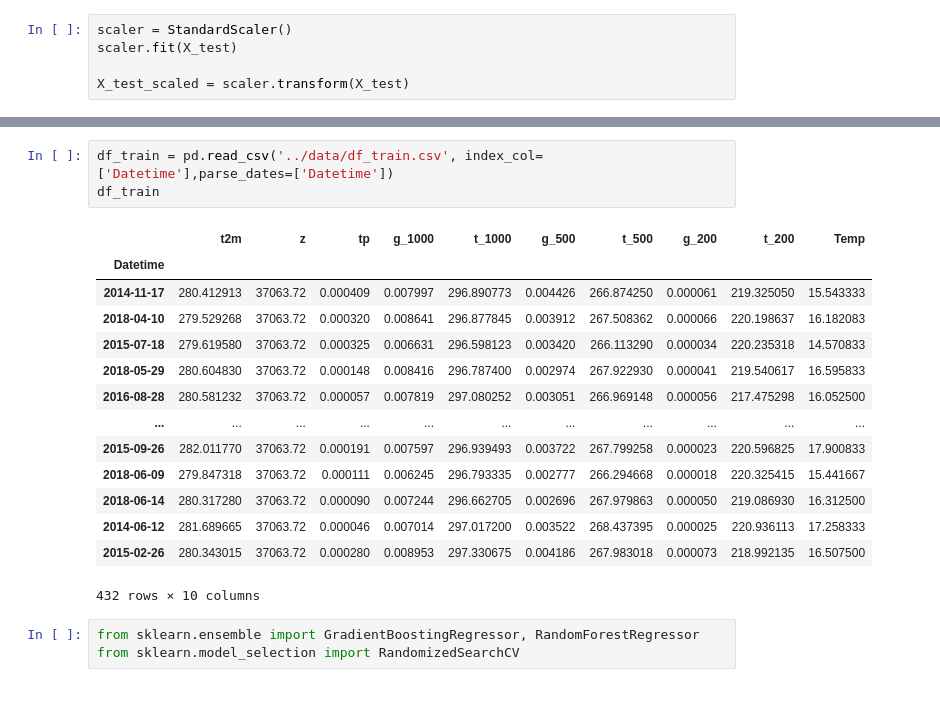
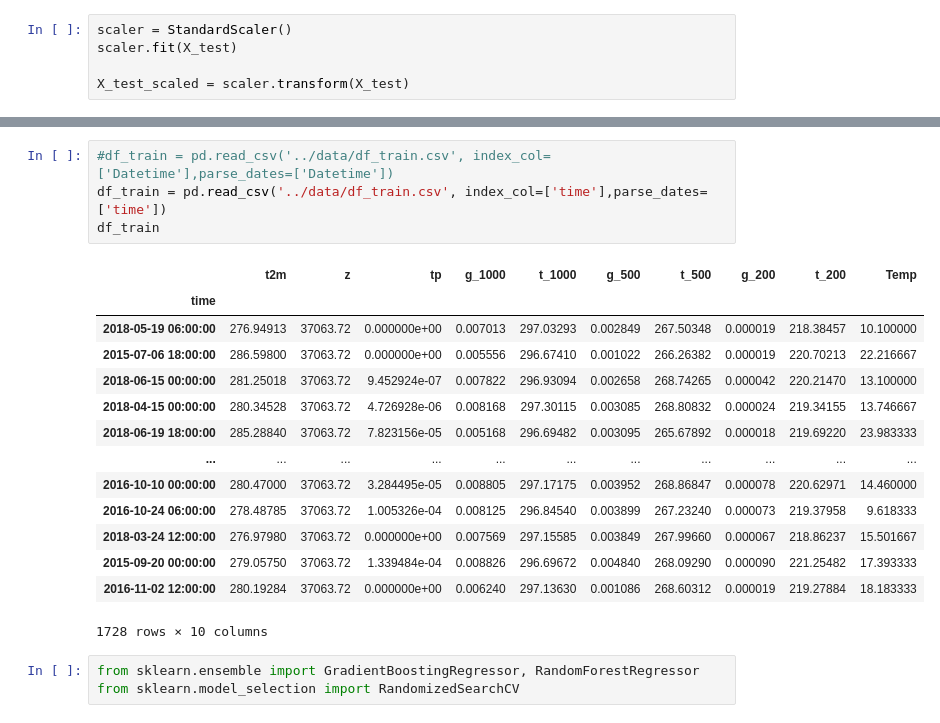
Before and after one commit to cryohydromettools/modulo10_ESAT_UNASAM, a Jupyter notebook: domingo/00_Validacion.ipynb, the cells around one changed output, grey strips where cells are left out. Drawn from its saved outputs; the diff is of its cells as text.

```diff
--- a/domingo/00_Validacion.ipynb
+++ b/domingo/00_Validacion.ipynb
@@ -112,21 +114,22 @@ plot_prediction(y_test, reg_nn.predict(X_test_scaled), n_toplot=5000)
 # %%
-df_train = pd.read_csv('../data/df_train.csv', index_col=['Datetime'],parse_dates=['Datetime'])
+#df_train = pd.read_csv('../data/df_train.csv', index_col=['Datetime'],parse_dates=['Datetime'])
+df_train = pd.read_csv('../data/df_train.csv', index_col=['time'],parse_dates=['time'])
 df_train
 # %% [output]
 |  | t2m | z | tp | g_1000 | t_1000 | g_500 | t_500 | g_200 | t_200 | Temp |
-| Datetime |  |  |  |  |  |  |  |  |  |  |
-| 2014-11-17 | 280.412913 | 37063.72 | 0.000409 | 0.007997 | 296.890773 | 0.004426 | 266.874250 | 0.000061 | 219.325050 | 15.543333 |
-| 2018-04-10 | 279.529268 | 37063.72 | 0.000320 | 0.008641 | 296.877845 | 0.003912 | 267.508362 | 0.000066 | 220.198637 | 16.182083 |
-| 2015-07-18 | 279.619580 | 37063.72 | 0.000325 | 0.006631 | 296.598123 | 0.003420 | 266.113290 | 0.000034 | 220.235318 | 14.570833 |
-| 2018-05-29 | 280.604830 | 37063.72 | 0.000148 | 0.008416 | 296.787400 | 0.002974 | 267.922930 | 0.000041 | 219.540617 | 16.595833 |
-| 2016-08-28 | 280.581232 | 37063.72 | 0.000057 | 0.007819 | 297.080252 | 0.003051 | 266.969148 | 0.000056 | 217.475298 | 16.052500 |
+| time |  |  |  |  |  |  |  |  |  |  |
+| 2018-05-19 06:00:00 | 276.94913 | 37063.72 | 0.000000e+00 | 0.007013 | 297.03293 | 0.002849 | 267.50348 | 0.000019 | 218.38457 | 10.100000 |
+| 2015-07-06 18:00:00 | 286.59800 | 37063.72 | 0.000000e+00 | 0.005556 | 296.67410 | 0.001022 | 266.26382 | 0.000019 | 220.70213 | 22.216667 |
+| 2018-06-15 00:00:00 | 281.25018 | 37063.72 | 9.452924e-07 | 0.007822 | 296.93094 | 0.002658 | 268.74265 | 0.000042 | 220.21470 | 13.100000 |
+| 2018-04-15 00:00:00 | 280.34528 | 37063.72 | 4.726928e-06 | 0.008168 | 297.30115 | 0.003085 | 268.80832 | 0.000024 | 219.34155 | 13.746667 |
+| 2018-06-19 18:00:00 | 285.28840 | 37063.72 | 7.823156e-05 | 0.005168 | 296.69482 | 0.003095 | 265.67892 | 0.000018 | 219.69220 | 23.983333 |
 | ... | ... | ... | ... | ... | ... | ... | ... | ... | ... | ... |
-| 2015-09-26 | 282.011770 | 37063.72 | 0.000191 | 0.007597 | 296.939493 | 0.003722 | 267.799258 | 0.000023 | 220.596825 | 17.900833 |
-| 2018-06-09 | 279.847318 | 37063.72 | 0.000111 | 0.006245 | 296.793335 | 0.002777 | 266.294668 | 0.000018 | 220.325415 | 15.441667 |
-| 2018-06-14 | 280.317280 | 37063.72 | 0.000090 | 0.007244 | 296.662705 | 0.002696 | 267.979863 | 0.000050 | 219.086930 | 16.312500 |
-| 2014-06-12 | 281.689665 | 37063.72 | 0.000046 | 0.007014 | 297.017200 | 0.003522 | 268.437395 | 0.000025 | 220.936113 | 17.258333 |
-| 2015-02-26 | 280.343015 | 37063.72 | 0.000280 | 0.008953 | 297.330675 | 0.004186 | 267.983018 | 0.000073 | 218.992135 | 16.507500 |
+| 2016-10-10 00:00:00 | 280.47000 | 37063.72 | 3.284495e-05 | 0.008805 | 297.17175 | 0.003952 | 268.86847 | 0.000078 | 220.62971 | 14.460000 |
+| 2016-10-24 06:00:00 | 278.48785 | 37063.72 | 1.005326e-04 | 0.008125 | 296.84540 | 0.003899 | 267.23240 | 0.000073 | 219.37958 | 9.618333 |
+| 2018-03-24 12:00:00 | 276.97980 | 37063.72 | 0.000000e+00 | 0.007569 | 297.15585 | 0.003849 | 267.99660 | 0.000067 | 218.86237 | 15.501667 |
+| 2015-09-20 00:00:00 | 279.05750 | 37063.72 | 1.339484e-04 | 0.008826 | 296.69672 | 0.004840 | 268.09290 | 0.000090 | 221.25482 | 17.393333 |
+| 2016-11-02 12:00:00 | 280.19284 | 37063.72 | 0.000000e+00 | 0.006240 | 297.13630 | 0.001086 | 268.60312 | 0.000019 | 219.27884 | 18.183333 |
-432 rows × 10 columns
+1728 rows × 10 columns
 # %%
 from sklearn.ensemble import GradientBoostingRegressor, RandomForestRegressor
 from sklearn.model_selection import RandomizedSearchCV
```
Also changed, not shown: parts of 7 cells of this notebook, 11 other files.
